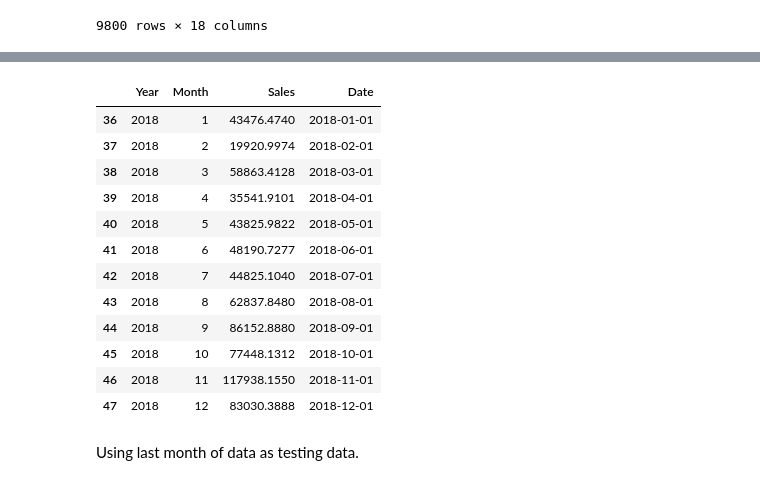
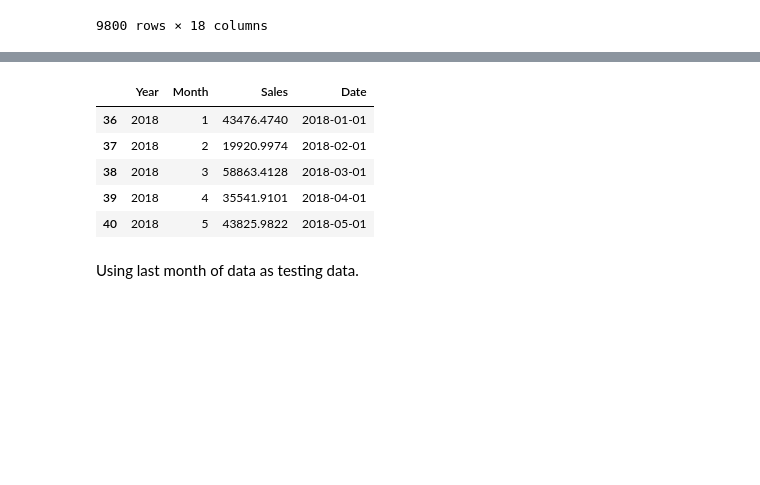
Before and after one commit to Owuza/BusyQA_Data_Science_Group3, a Jupyter notebook: Superstore project.ipynb, the cells around one changed output, grey strips where cells are left out. Cells and saved outputs as stored; diff of their text form; code cells hidden in the pictures; blank space fills up the shorter version.

```diff
--- a/Superstore project.ipynb
+++ b/Superstore project.ipynb
@@ -417,19 +391,12 @@ train
 # %%
-test
+test.head(5)
 # %% [output]
 |  | Year | Month | Sales | Date |
 | 36 | 2018 | 1 | 43476.4740 | 2018-01-01 |
 | 37 | 2018 | 2 | 19920.9974 | 2018-02-01 |
 | 38 | 2018 | 3 | 58863.4128 | 2018-03-01 |
 | 39 | 2018 | 4 | 35541.9101 | 2018-04-01 |
 | 40 | 2018 | 5 | 43825.9822 | 2018-05-01 |
-| 41 | 2018 | 6 | 48190.7277 | 2018-06-01 |
-| 42 | 2018 | 7 | 44825.1040 | 2018-07-01 |
-| 43 | 2018 | 8 | 62837.8480 | 2018-08-01 |
-| 44 | 2018 | 9 | 86152.8880 | 2018-09-01 |
-| 45 | 2018 | 10 | 77448.1312 | 2018-10-01 |
-| 46 | 2018 | 11 | 117938.1550 | 2018-11-01 |
-| 47 | 2018 | 12 | 83030.3888 | 2018-12-01 |
 # %% [markdown]
 Using last month of data as testing data.
 # %%
```
Also changed, not shown: parts of 26 cells of this notebook.
